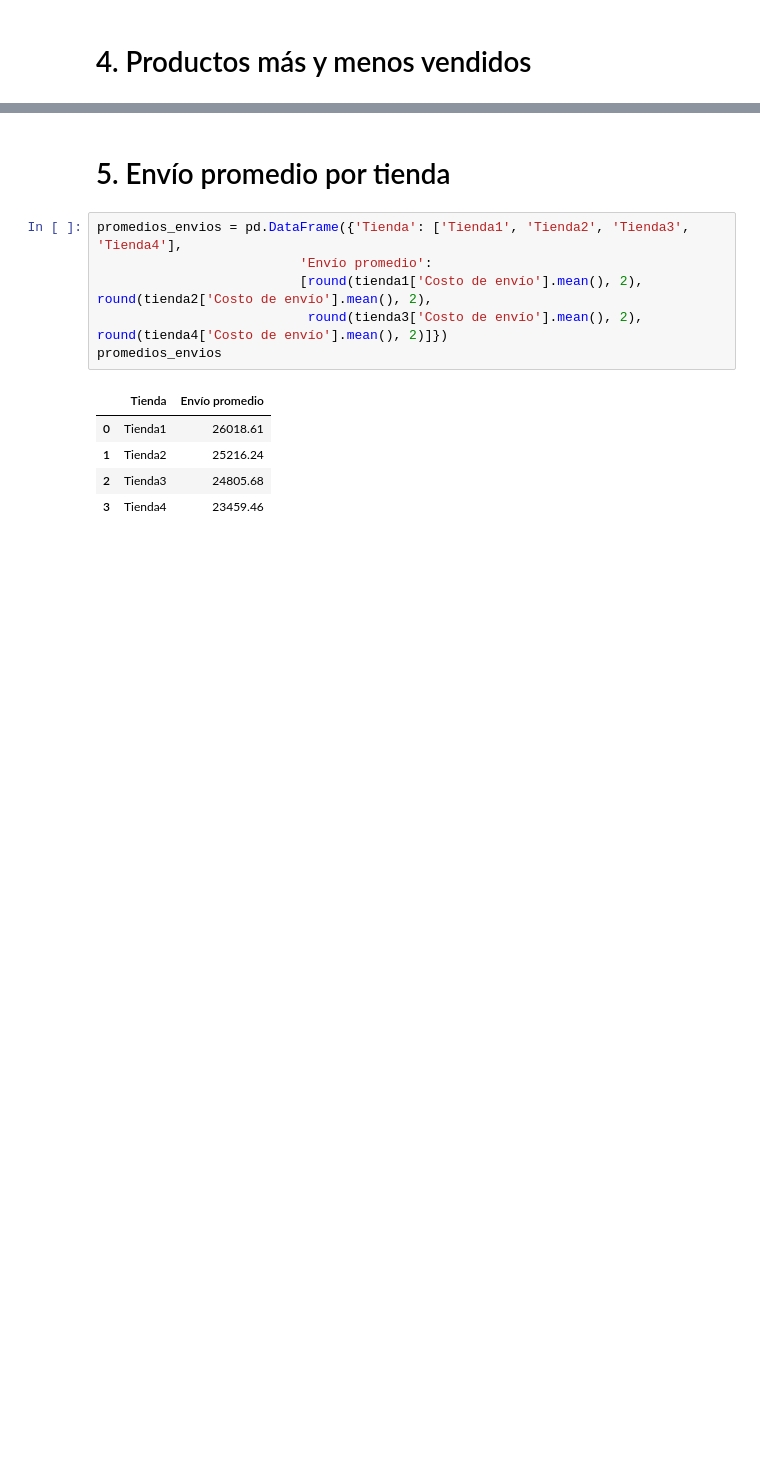
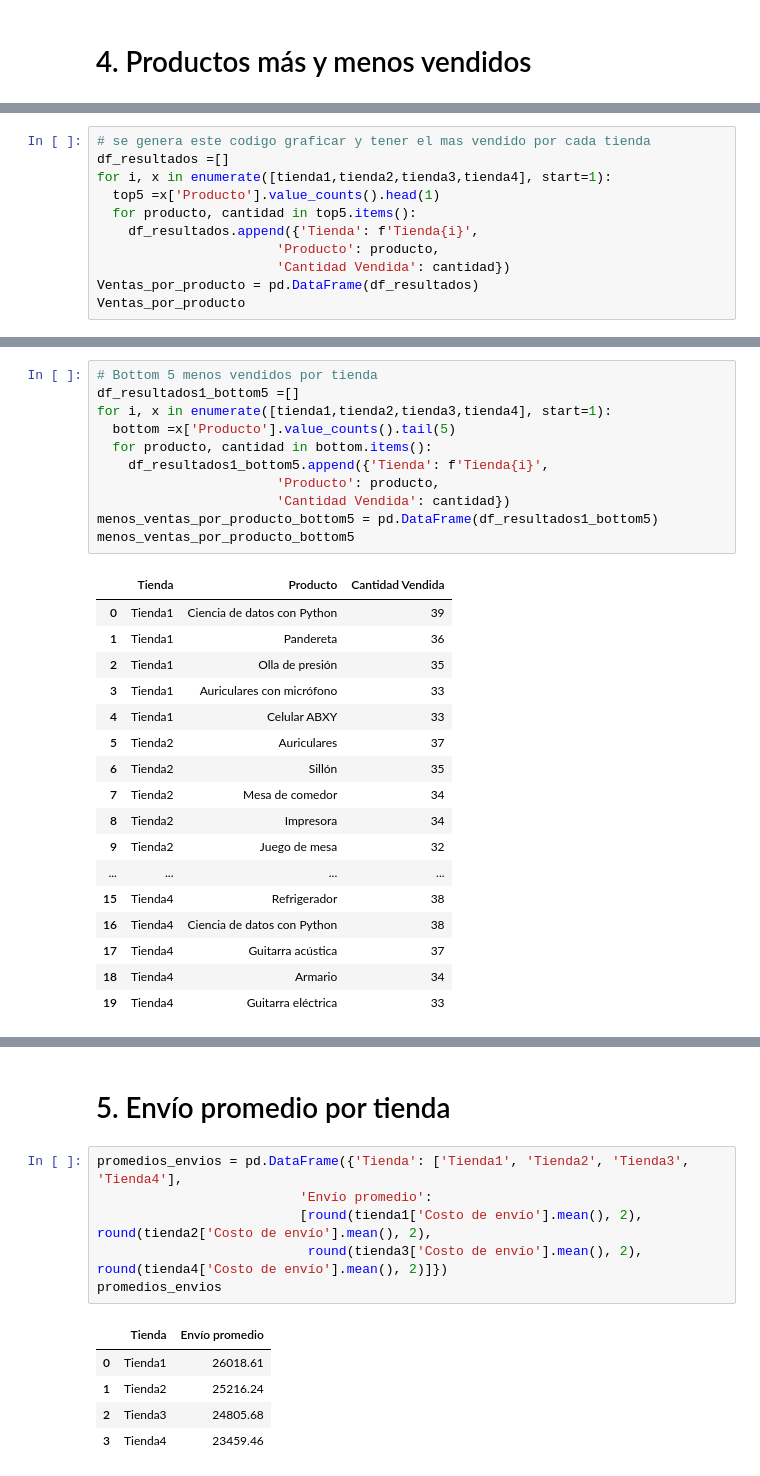
Before and after one commit to yaramirezte/Python-para-Data-Science-Challenge-AluraStore, a Jupyter notebook: AluraStoreLatam.ipynb, the cells around one changed output, grey strips where cells are left out. Cells and saved outputs as stored; diff of their text form; blank space fills up the shorter version.

```diff
--- a/AluraStoreLatam.ipynb
+++ b/AluraStoreLatam.ipynb
@@ -655,0 +503,11 @@ plt.show()
+# %%
+# se genera este codigo graficar y tener el mas vendido por cada tienda
+df_resultados =[]
+for i, x in enumerate([tienda1,tienda2,tienda3,tienda4], start=1):
+  top5 =x['Producto'].value_counts().head(1)
+  for producto, cantidad in top5.items():
+    df_resultados.append({'Tienda': f'Tienda{i}',
+                       'Producto': producto,
+                       'Cantidad Vendida': cantidad})
+Ventas_por_producto = pd.DataFrame(df_resultados)
+Ventas_por_producto
@@ -655,0 +520,29 @@ plt.show()
+# %%
+# Bottom 5 menos vendidos por tienda
+df_resultados1_bottom5 =[]
+for i, x in enumerate([tienda1,tienda2,tienda3,tienda4], start=1):
+  bottom =x['Producto'].value_counts().tail(5)
+  for producto, cantidad in bottom.items():
+    df_resultados1_bottom5.append({'Tienda': f'Tienda{i}',
+                       'Producto': producto,
+                       'Cantidad Vendida': cantidad})
+menos_ventas_por_producto_bottom5 = pd.DataFrame(df_resultados1_bottom5)
+menos_ventas_por_producto_bottom5
+# %% [output]
+|  | Tienda | Producto | Cantidad Vendida |
+| 0 | Tienda1 | Ciencia de datos con Python | 39 |
+| 1 | Tienda1 | Pandereta | 36 |
+| 2 | Tienda1 | Olla de presión | 35 |
+| 3 | Tienda1 | Auriculares con micrófono | 33 |
+| 4 | Tienda1 | Celular ABXY | 33 |
+| 5 | Tienda2 | Auriculares | 37 |
+| 6 | Tienda2 | Sillón | 35 |
+| 7 | Tienda2 | Mesa de comedor | 34 |
+| 8 | Tienda2 | Impresora | 34 |
+| 9 | Tienda2 | Juego de mesa | 32 |
+| ... | ... | ... | ... |
+| 15 | Tienda4 | Refrigerador | 38 |
+| 16 | Tienda4 | Ciencia de datos con Python | 38 |
+| 17 | Tienda4 | Guitarra acústica | 37 |
+| 18 | Tienda4 | Armario | 34 |
+| 19 | Tienda4 | Guitarra eléctrica | 33 |
```
Also changed, not shown: parts of 38 cells of this notebook.
